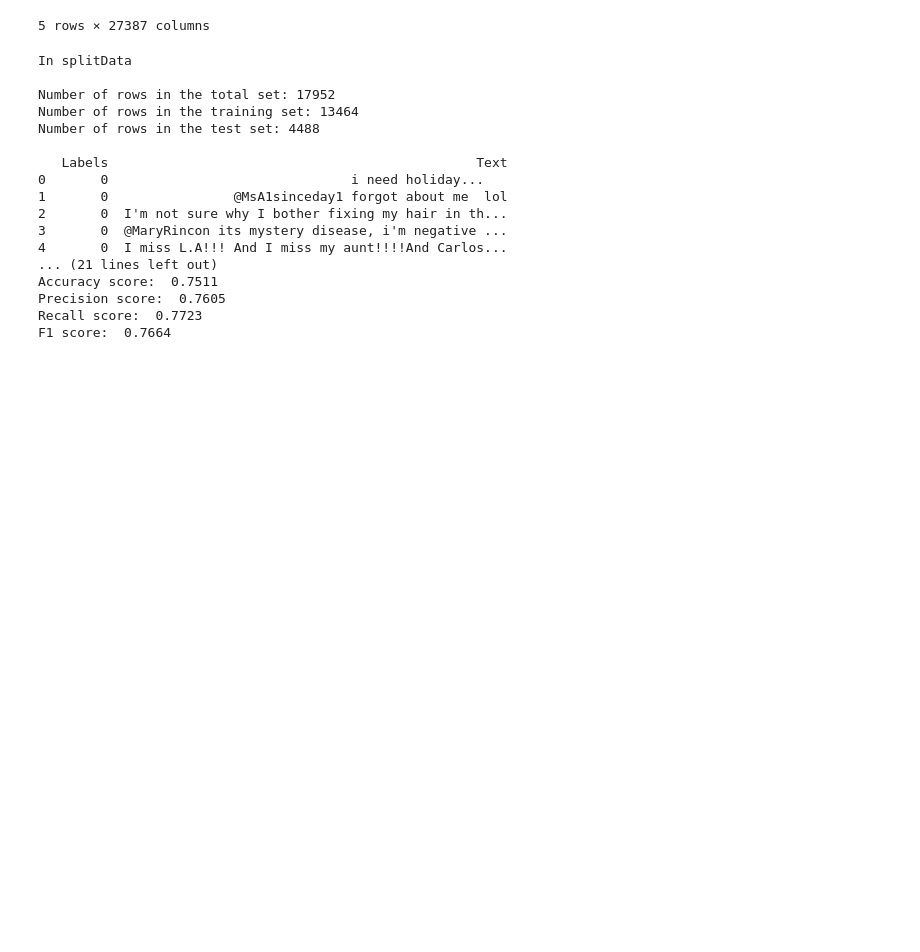
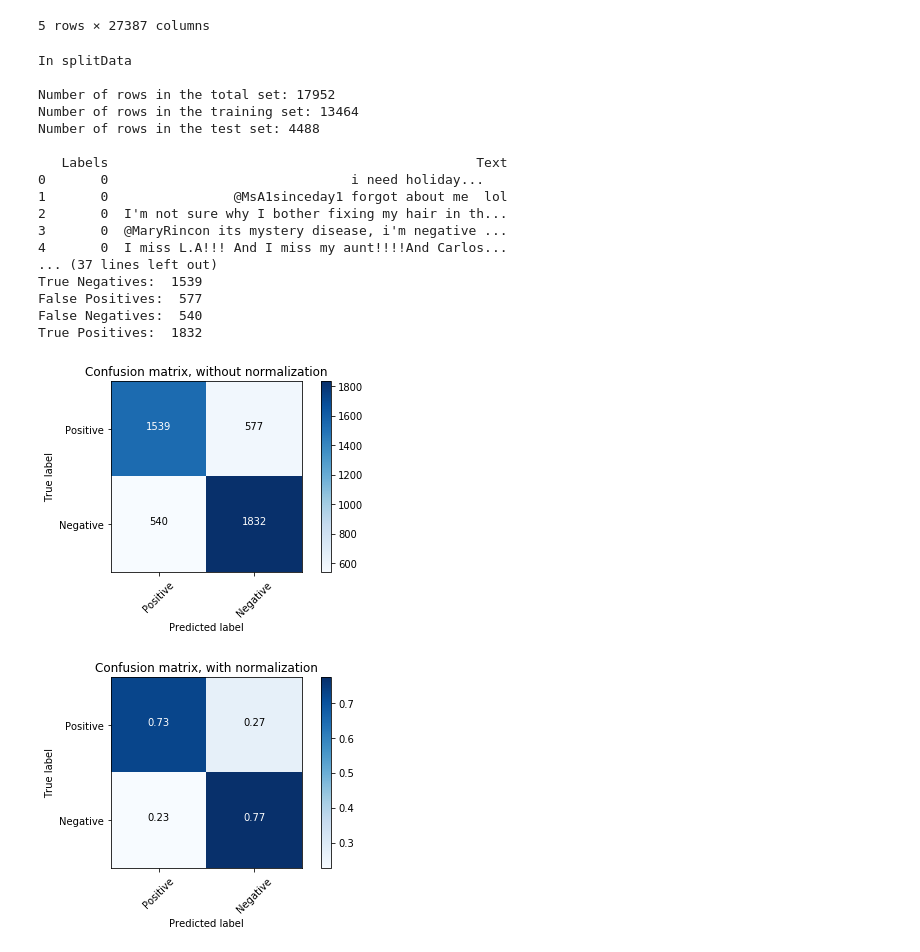
Before and after one commit to psullus/machine-learning, a Jupyter notebook: capstone/capstone.ipynb, the cells around one changed output. Cells and saved outputs as stored; diff of their text form; code cells hidden in the pictures; blank space fills up the shorter version.

Commit message:
adding a confusion matrix

```diff
--- a/capstone/capstone.ipynb
+++ b/capstone/capstone.ipynb
@@ -81,31 +87,34 @@ frequency_matrix.head()
 # %%
 # Create, fit and test the baseline model
 from models.baseline_model import BaselineModel
 
 baseline_model = BaselineModel(twitterLabelledData, debug=True)
 baseline_model.splitData(p=True)
 baseline_model.cvDataset()
 baseline_model.fitNaiveBayes()
 baseline_model.predict()
 baseline_model.printScores()
+baseline_model.plotConfusionMatrix()
 # %% [output]
 In splitData
 
 Number of rows in the total set: 17952
 Number of rows in the training set: 13464
 Number of rows in the test set: 4488
 
    Labels                                               Text
 0       0                               i need holiday...
 1       0                @MsA1sinceday1 forgot about me  lol
 2       0  I'm not sure why I bother fixing my hair in th...
 3       0  @MaryRincon its mystery disease, i'm negative ...
 4       0  I miss L.A!!! And I miss my aunt!!!!And Carlos...
-... (21 lines left out)
-Accuracy score:  0.7511
-Precision score:  0.7605
-Recall score:  0.7723
-F1 score:  0.7664
+... (37 lines left out)
+True Negatives:  1539
+False Positives:  577
+False Negatives:  540
+True Positives:  1832
+[figure, added]
+[figure, added]
 # %%
 # Create fit and test the SVM model with CountVectorizer
 cvmodel = Model(twitterLabelledData, debug=True)
```
Also changed, not shown: parts of 3 cells of this notebook, 4 other files.
